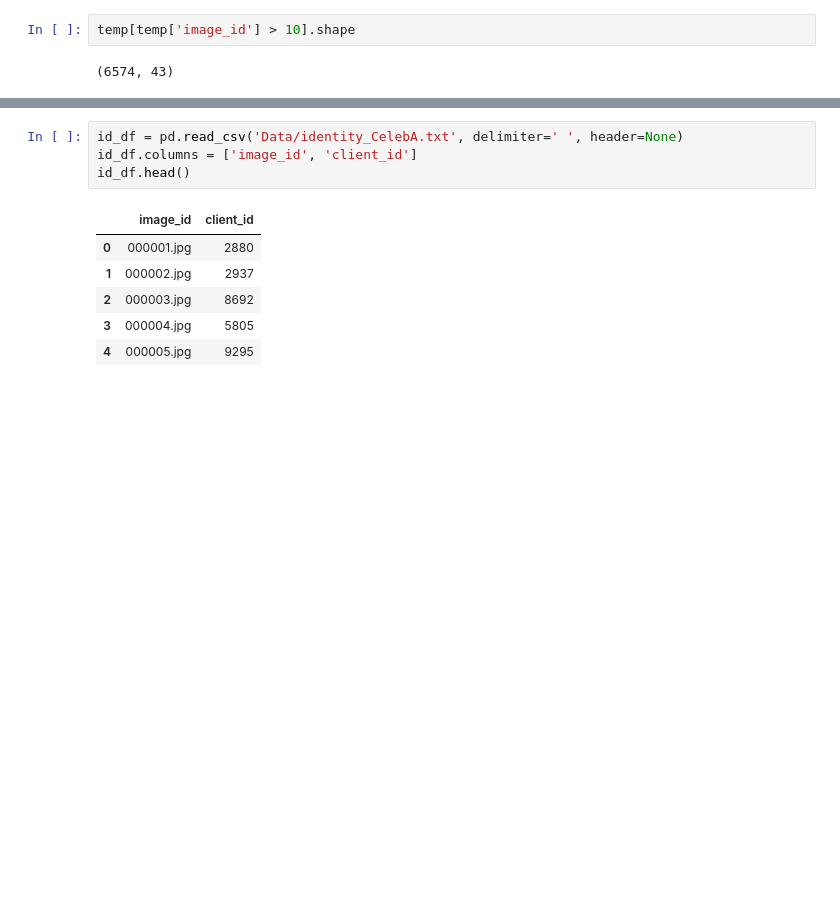
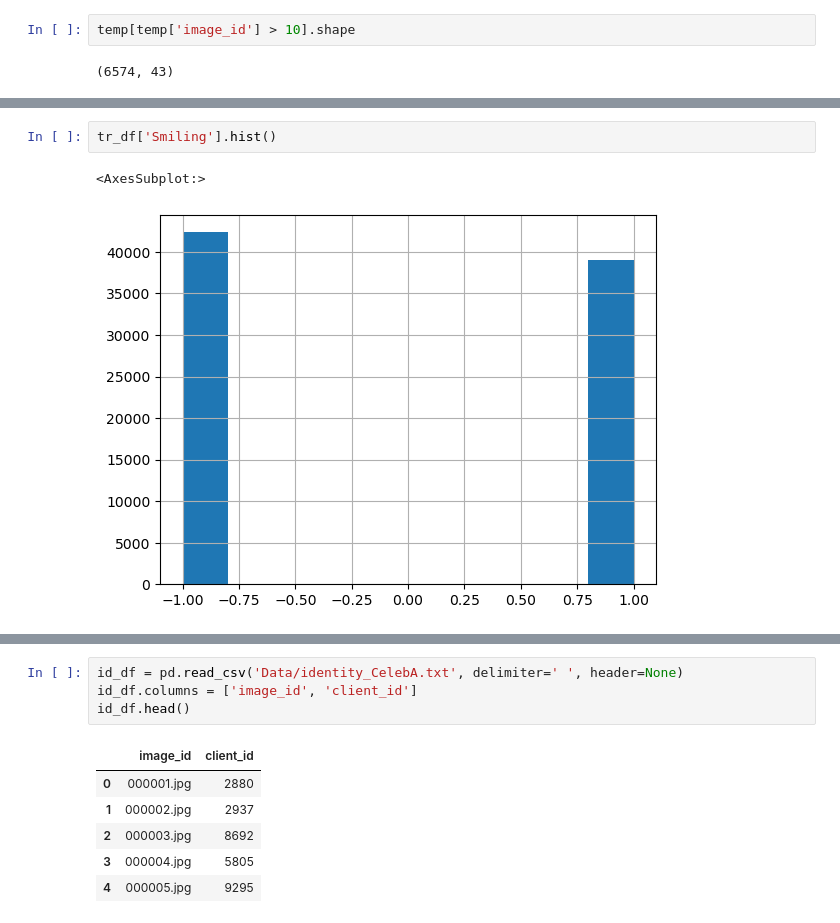
Before and after one commit to khangtran2020/scalableRR_property_attack, a Jupyter notebook: celeba_reading.ipynb, the cells around one changed output, grey strips where cells are left out. Drawn from its saved outputs; the diff is of its cells as text; blank space fills up the shorter version.

```diff
--- a/celeba_reading.ipynb
+++ b/celeba_reading.ipynb
@@ -30,0 +52,5 @@ temp[temp['image_id'] > 10].shape
+# %%
+tr_df['Smiling'].hist()
+# %% [output]
+<AxesSubplot:>
+[figure, added]
```
Also changed, not shown: parts of 7 cells of this notebook, 1 other file.
